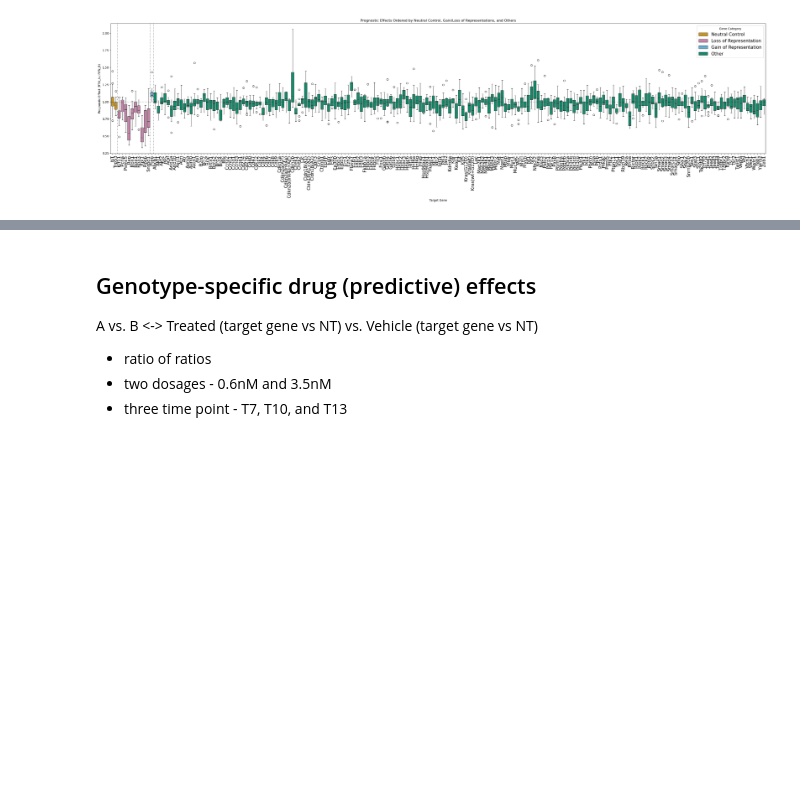
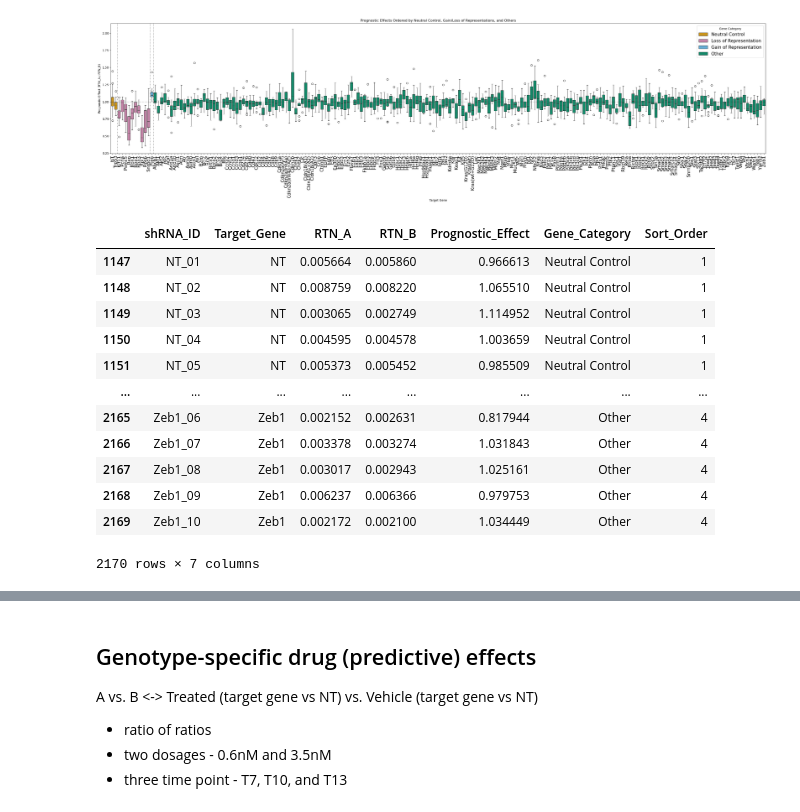
Before and after one commit to bli-rvmd/multi_shrna_barcoding, a Jupyter notebook: code/multi_shrna_screening_ap009.ipynb, the cells around one changed output, grey strips where cells are left out. Drawn from its saved outputs; the diff is of its cells as text; code cells hidden in the pictures; blank space fills up the shorter version.

```diff
--- a/code/multi_shrna_screening_ap009.ipynb
+++ b/code/multi_shrna_screening_ap009.ipynb
@@ -780,4 +778,20 @@ plt.legend(title="Gene Category", loc="upper right", fontsize=15, frameon=True)
 plt.show()
 # %% [output]
 [figure]
+# %%
+display(df_prognostic)
+# %% [output]
+|  | shRNA_ID | Target_Gene | RTN_A | RTN_B | Prognostic_Effect | Gene_Category | Sort_Order |
+| 1147 | NT_01 | NT | 0.005664 | 0.005860 | 0.966613 | Neutral Control | 1 |
+| 1148 | NT_02 | NT | 0.008759 | 0.008220 | 1.065510 | Neutral Control | 1 |
+| 1149 | NT_03 | NT | 0.003065 | 0.002749 | 1.114952 | Neutral Control | 1 |
+| 1150 | NT_04 | NT | 0.004595 | 0.004578 | 1.003659 | Neutral Control | 1 |
+| 1151 | NT_05 | NT | 0.005373 | 0.005452 | 0.985509 | Neutral Control | 1 |
+| ... | ... | ... | ... | ... | ... | ... | ... |
+| 2165 | Zeb1_06 | Zeb1 | 0.002152 | 0.002631 | 0.817944 | Other | 4 |
+| 2166 | Zeb1_07 | Zeb1 | 0.003378 | 0.003274 | 1.031843 | Other | 4 |
+| 2167 | Zeb1_08 | Zeb1 | 0.003017 | 0.002943 | 1.025161 | Other | 4 |
+| 2168 | Zeb1_09 | Zeb1 | 0.006237 | 0.006366 | 0.979753 | Other | 4 |
+| 2169 | Zeb1_10 | Zeb1 | 0.002172 | 0.002100 | 1.034449 | Other | 4 |
+2170 rows × 7 columns
 # %%
```
Also changed, not shown: parts of 3 cells of this notebook, 2 other files.
